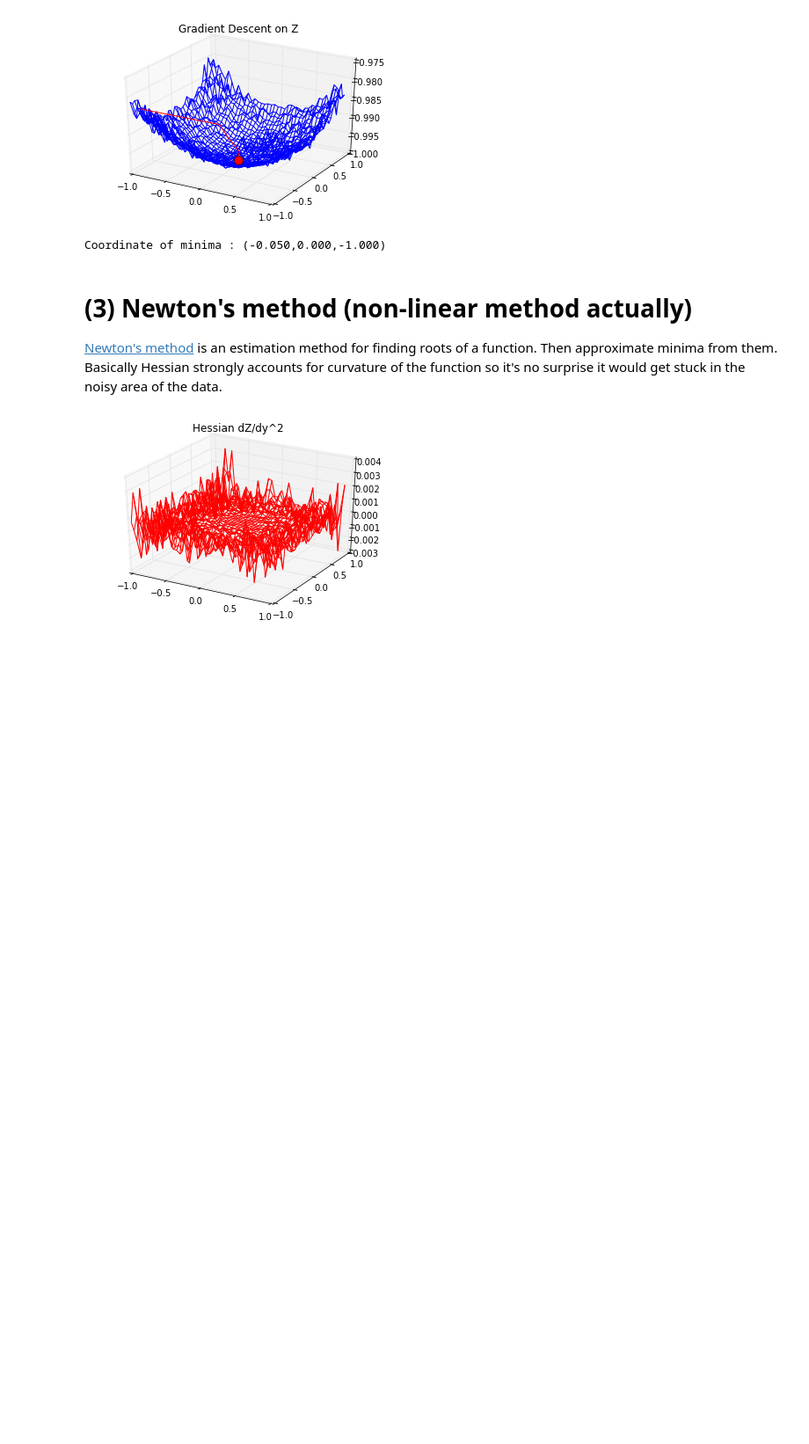
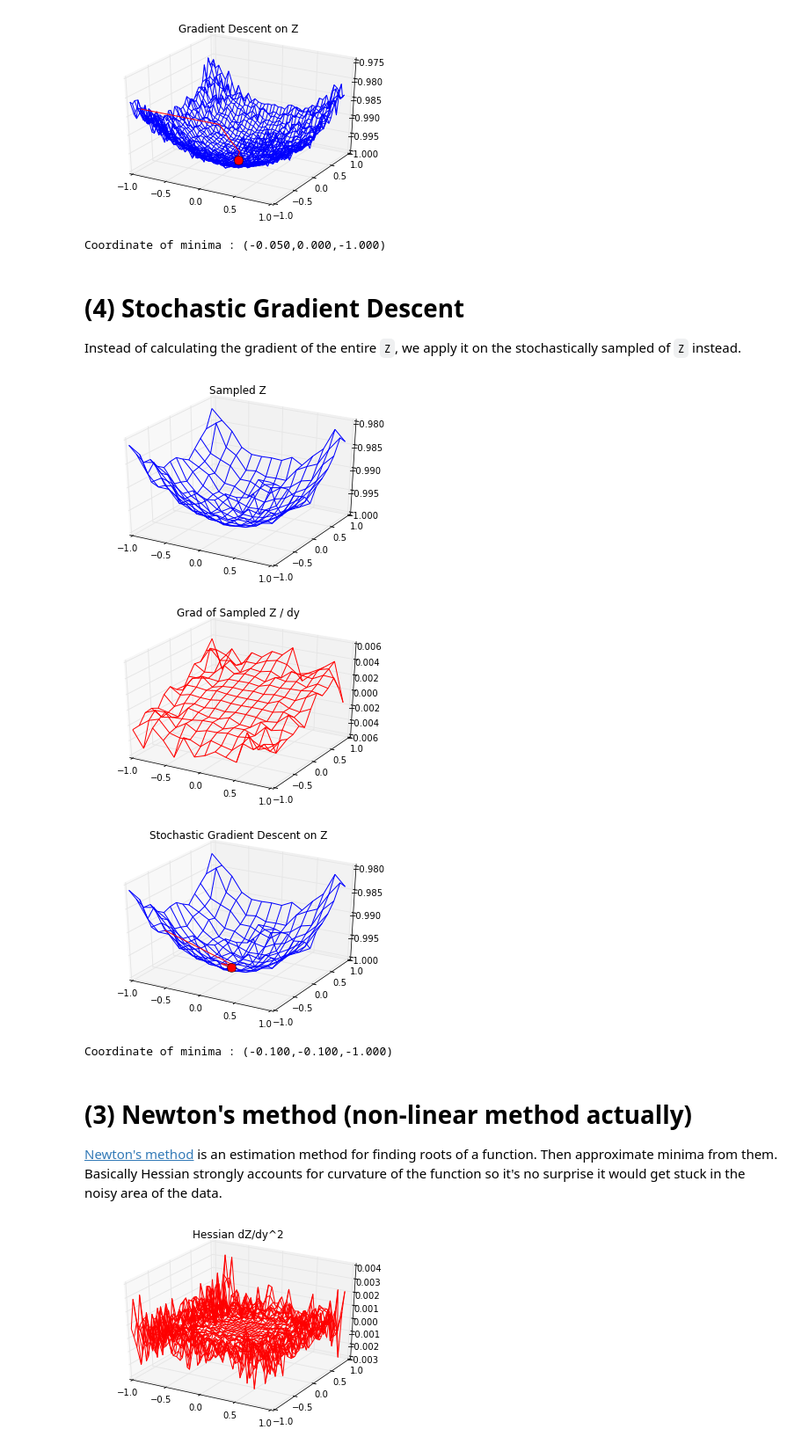
Before and after one commit to tao-pr/linear-optimisations, a Jupyter notebook: Linear Optimisations in Action.ipynb, the cells around one changed output. Shown at 88% size. Saved outputs shown, nothing was run; the diff lists cells and outputs as text; code cells hidden in the pictures; blank space fills up the shorter version.

```diff
--- a/Linear Optimisations in Action.ipynb
+++ b/Linear Optimisations in Action.ipynb
@@ -164,6 +164,85 @@ print('Coordinate of minima : ({0:.3f},{1:.3f},{2:.3f})'.format(minx,miny,minz))
 [figure]
 [figure]
 Coordinate of minima : (-0.050,0.000,-1.000)
+# %% [markdown]
+# (4) Stochastic Gradient Descent
+
+Instead of calculating the gradient of the entire `Z`, we apply it on the stochastically sampled of `Z` instead.
+# %%
+# Uniformly sample Z as Z' by 3 times
+Z_ = Z[::3,::3]
+X_ = X[::3,::3]
+Y_ = Y[::3,::3]
+
+# Plot sampled Z'
+fig  = plt.figure(1)
+ax3d = fig.add_subplot(111, projection='3d')
+
+ax3d.plot_wireframe(X_,Y_,Z_,color='b')
+plt.title('Sampled Z')
+plt.show()
+
+# Compute Gradient of Z'
+dZy_,dZx_ = np.gradient(Z_)
+
+# Plot Grad Z'
+fig  = plt.figure(2)
+ax3d = fig.add_subplot(111, projection='3d')
+
+ax3d.plot_wireframe(X_,Y_,dZy_,color='r')
+plt.title('Grad of Sampled Z / dy')
+plt.show()
+
+# Random where to start searching (preferrably from the edge)
+u,v = np.random.choice(range(5),2)
+
+routex = [X_[v][u]]
+routey = [Y_[v][u]]
+routez = [Z_[v][u]]
+iters  = 5
+alpha  = 100
+i      = 0
+
+
+while i<iters:
+    x  = X_[v][u]
+    y  = Y_[v][u]
+    # Update x,y with respect to the gradient at (x,y)
+    # x' = x - alpha* grad(x)
+    dx = alpha * dZx_[v][u]
+    dy = alpha * dZy_[v][u]
+
+    # Find the next position to traverse
+    du = int(np.ceil(dx/res))
+    dv = int(np.ceil(dy/res))
+
+    u  = u - du
+    v  = v - dv
+
+    routex.append(X_[v][u])
+    routey.append(Y_[v][u])
+    routez.append(Z_[v][u])
+    i += 1
+
+# Visualise the path
+fig  = plt.figure(1)
+ax3d = fig.add_subplot(111, projection='3d')
+
+minx, miny, minz = routex[-1], routey[-1], routez[-1]
+
+ax3d.plot_wireframe(X_, Y_, Z_) # Raw Z
+ax3d.plot(routex, routey, zs=routez, color='r') # Stochastic Gradient descent path
+ax3d.plot([minx], [miny], [minz], 'o', color='r', markersize=10) # Minima point
+
+plt.title('Stochastic Gradient Descent on Z')
+plt.show()
+
+print('Coordinate of minima : ({0:.3f},{1:.3f},{2:.3f})'.format(minx,miny,minz))
+# %% [output]
+[figure, added]
+[figure, added]
+[figure, added]
+Coordinate of minima : (-0.100,-0.100,-1.000)
 # %% [markdown]
 # (3) Newton's method (non-linear method actually)
 [Newton's method](http://mathfaculty.fullerton.edu/mathews/n2003/NewtonSearchMod.html) is an estimation method for finding roots of a function. Then approximate minima from them. Basically Hessian strongly accounts for curvature of the function so it's no surprise it would get stuck in the noisy area of the data.
```
Also changed, not shown: parts of 2 cells of this notebook.
